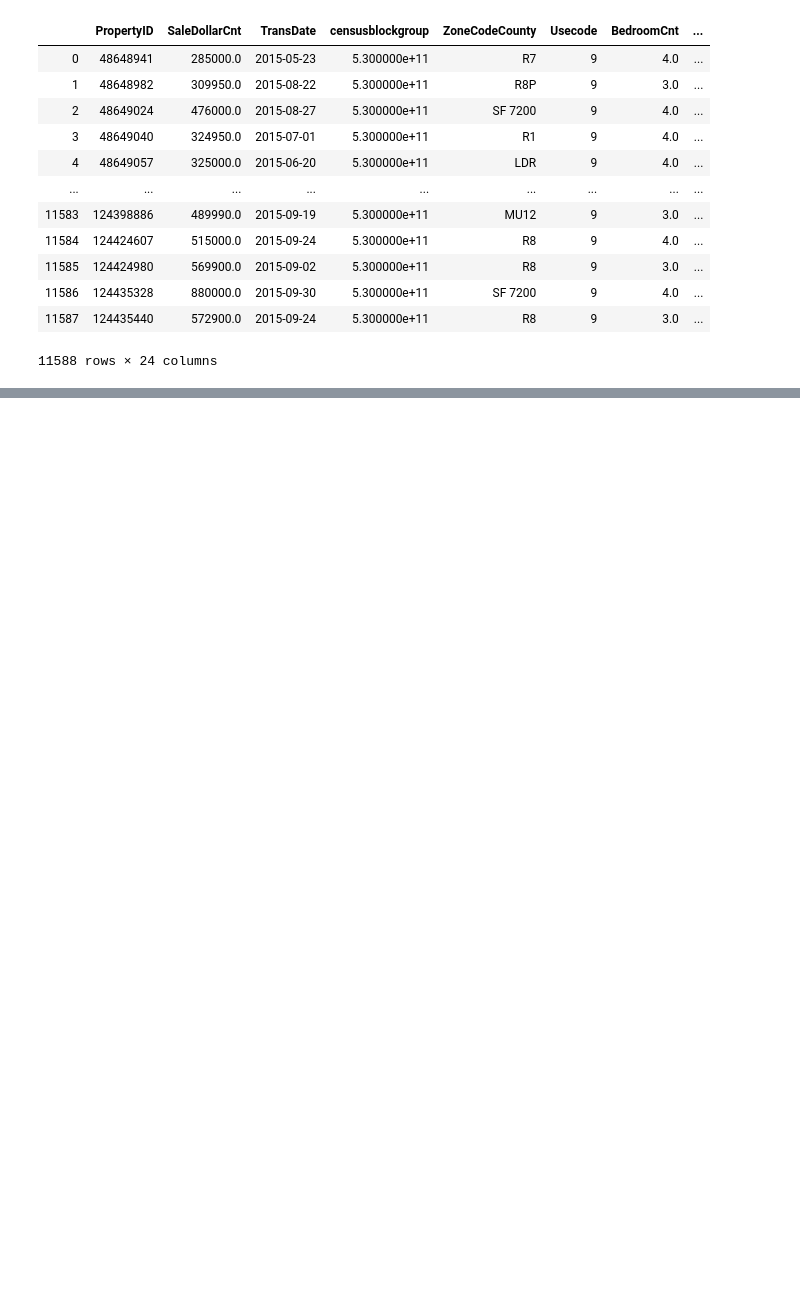
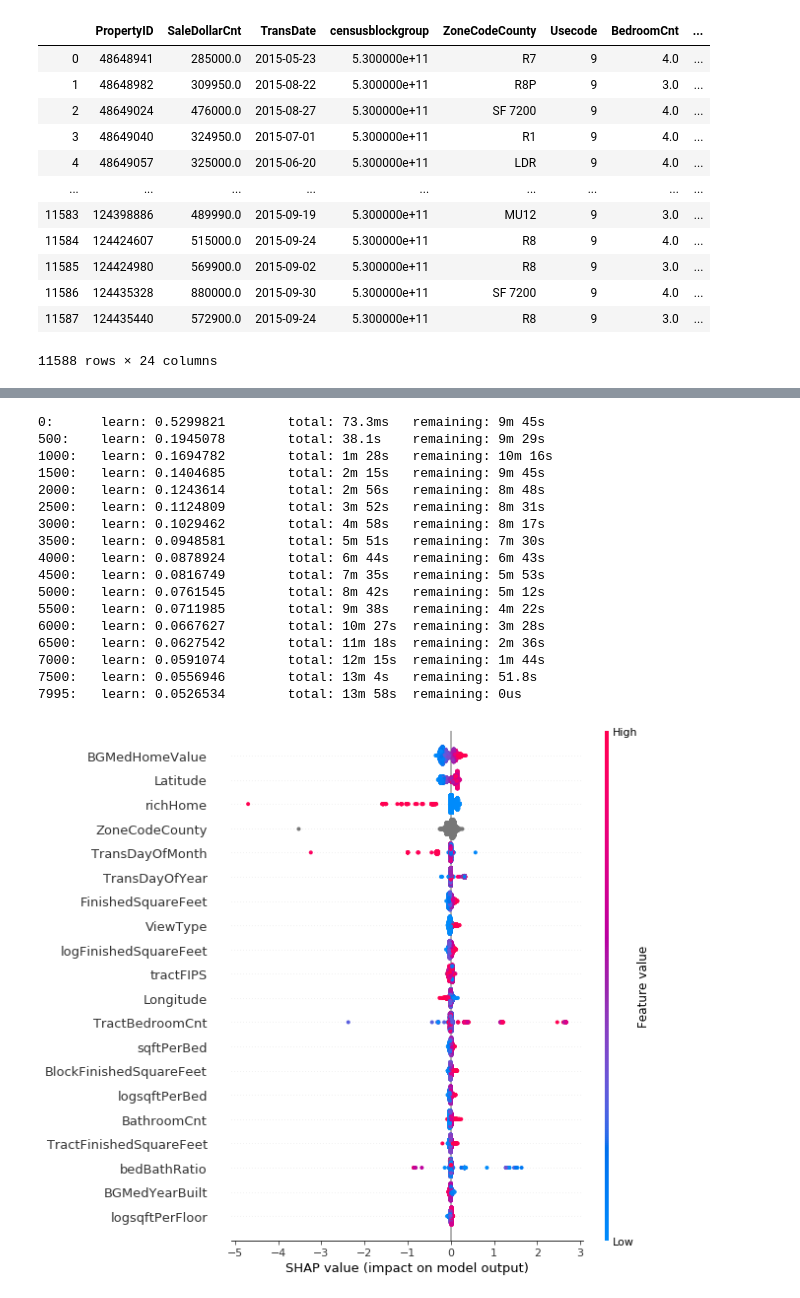
Before and after one commit to jakecwagner/predict-homePrice, a Jupyter notebook: ZestimateOut.ipynb, the cells around one changed output, grey strips where cells are left out. Cells and saved outputs as stored; diff of their text form; code cells hidden in the pictures; blank space fills up the shorter version.

```diff
--- a/ZestimateOut.ipynb
+++ b/ZestimateOut.ipynb
@@ -599,29 +646,34 @@ len(predTest)
 # %%
 import shap
 
-# x_trainNew = myTransform(x_train)
-# x_testNew = myTransform(x_test)
+model =CatBoostRegressor(verbose=500, cat_features = [0,1,2,3], **best_params, random_seed = seed[i])
+model.fit(x_trainNew, y_train)
 
-# model= CatBoostRegressor(verbose=500, cat_features = [0,1,2,3])
-# train_pool = Pool(
-#     data=x_trainNew,
-#     label=y_train,
-#     cat_features=[0,1,2,3]
-# )
-
-# validation_pool = Pool(
-#     data=x_testNew,
-#     label=y_test,
-#     cat_features=[0,1,2,3]
-# )
-# model.fit(train_pool)
-
-#shap_values = explainer.shap_values(x_train)
+#shap_values = explainer.shap_values(x_trainNew)
 shap_values = model.get_feature_importance(
     train_pool,
     'ShapValues'
 )
 expected_value = shap_values[0,-1]
 shap_values = shap_values[:,:-1]
 
-shap.summary_plot(shap_values, x_train)
+shap.summary_plot(shap_values, x_trainNew)
+# %% [output]
+0:      learn: 0.5299821        total: 73.3ms   remaining: 9m 45s
+500:    learn: 0.1945078        total: 38.1s    remaining: 9m 29s
+1000:   learn: 0.1694782        total: 1m 28s   remaining: 10m 16s
+1500:   learn: 0.1404685        total: 2m 15s   remaining: 9m 45s
+2000:   learn: 0.1243614        total: 2m 56s   remaining: 8m 48s
+2500:   learn: 0.1124809        total: 3m 52s   remaining: 8m 31s
+3000:   learn: 0.1029462        total: 4m 58s   remaining: 8m 17s
+3500:   learn: 0.0948581        total: 5m 51s   remaining: 7m 30s
+4000:   learn: 0.0878924        total: 6m 44s   remaining: 6m 43s
+4500:   learn: 0.0816749        total: 7m 35s   remaining: 5m 53s
+5000:   learn: 0.0761545        total: 8m 42s   remaining: 5m 12s
+5500:   learn: 0.0711985        total: 9m 38s   remaining: 4m 22s
+6000:   learn: 0.0667627        total: 10m 27s  remaining: 3m 28s
+6500:   learn: 0.0627542        total: 11m 18s  remaining: 2m 36s
+7000:   learn: 0.0591074        total: 12m 15s  remaining: 1m 44s
+7500:   learn: 0.0556946        total: 13m 4s   remaining: 51.8s
+7995:   learn: 0.0526534        total: 13m 58s  remaining: 0us
+[figure, added]
```
Also changed, not shown: parts of 8 cells of this notebook.
